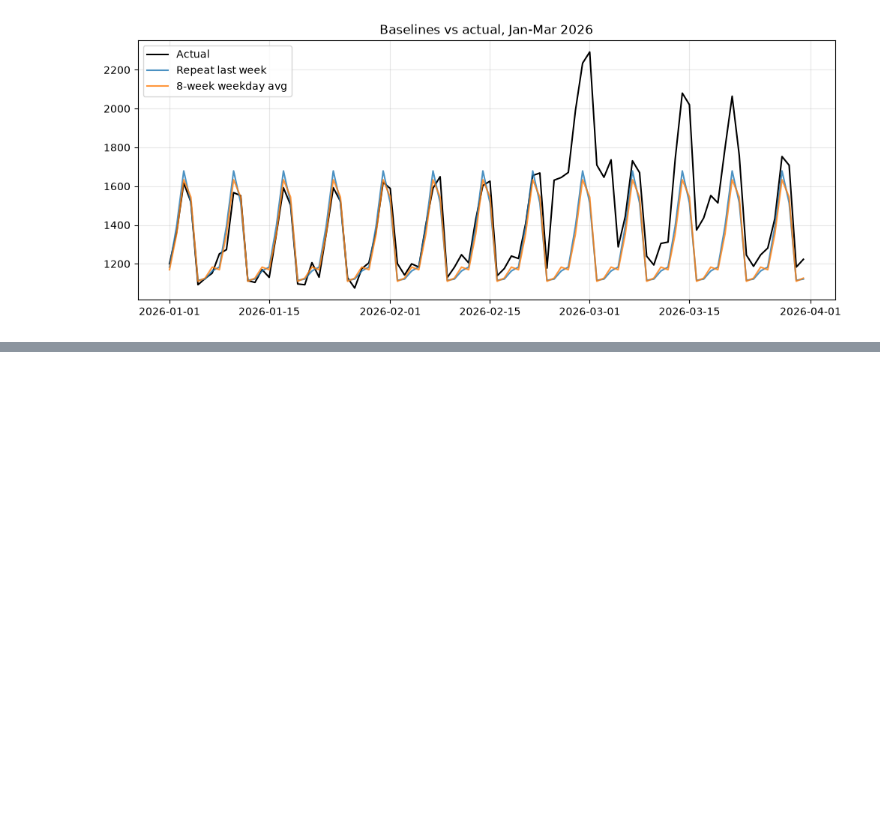
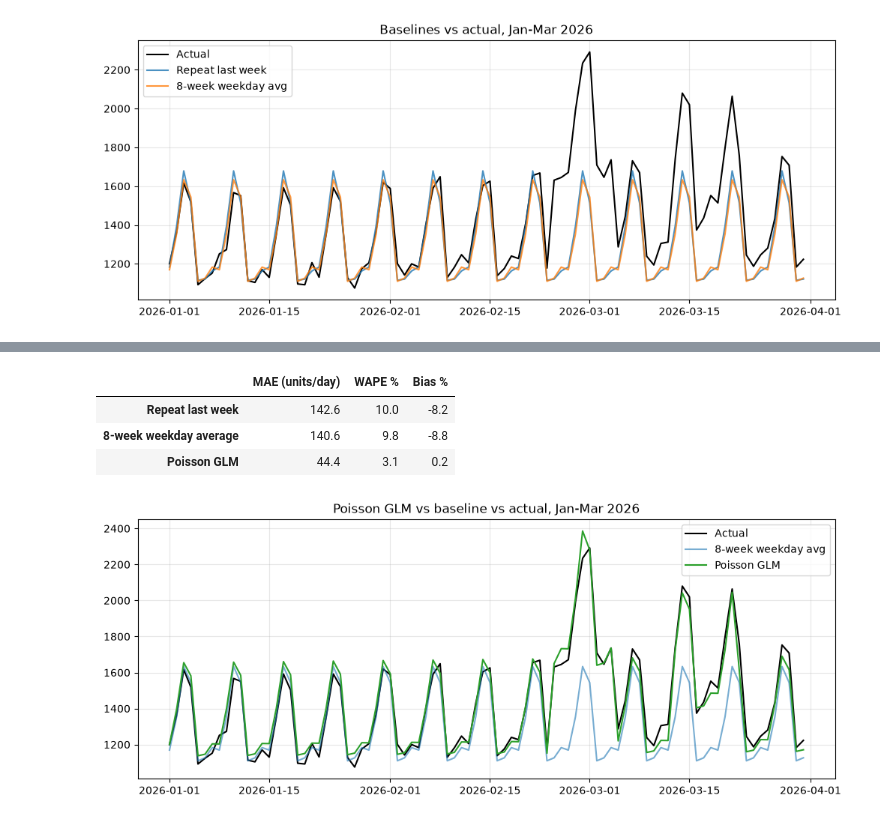
Before and after one commit to gauriverse/StockWise, a Jupyter notebook: notebooks/03_forecasting.ipynb, the cells around one changed output, grey strips where cells are left out. Cells and saved outputs as stored; diff of their text form; code cells hidden in the pictures; blank space fills up the shorter version.

Commit message:
feat: add Poisson GLM forecast with weekday, trend and festival effects

```diff
--- a/notebooks/03_forecasting.ipynb
+++ b/notebooks/03_forecasting.ipynb
@@ -83,0 +117,8 @@ plt.show()
+# %%
+model = sm.GLM(train.astype(float).values, X_train, family=sm.families.Poisson()).fit()
+
+ci = model.conf_int()
+coef = pd.DataFrame({"multiplier": np.exp(model.params),
+                     "low": np.exp(ci.iloc[:, 0]),
+                     "high": np.exp(ci.iloc[:, 1])}).round(3)
+coef
@@ -83,0 +140,22 @@ plt.show()
+# %%
+pred = pd.Series(model.predict(X_test), index=test.index)
+
+results.loc["Poisson GLM"] = pd.Series(score(test, pred))
+results
+# %% [output]
+|  | MAE (units/day) | WAPE % | Bias % |
+| Repeat last week | 142.6 | 10.0 | -8.2 |
+| 8-week weekday average | 140.6 | 9.8 | -8.8 |
+| Poisson GLM | 44.4 | 3.1 | 0.2 |
+# %%
+fig, ax = plt.subplots(figsize=(12, 4.5))
+ax.plot(test.index, test.values, label="Actual", color="black")
+ax.plot(b2.index, b2.values, label="8-week weekday avg", alpha=0.6)
+ax.plot(pred.index, pred.values, label="Poisson GLM", color="tab:green")
+ax.set_title("Poisson GLM vs baseline vs actual, Jan-Mar 2026")
+ax.legend()
+ax.grid(alpha=0.3)
+fig.savefig(ROOT / "images" / "07_glm_forecast.png", dpi=150, bbox_inches="tight")
+plt.show()
+# %% [output]
+[figure, added]
```
Also changed, not shown: parts of 2 cells of this notebook, 1 other file.
